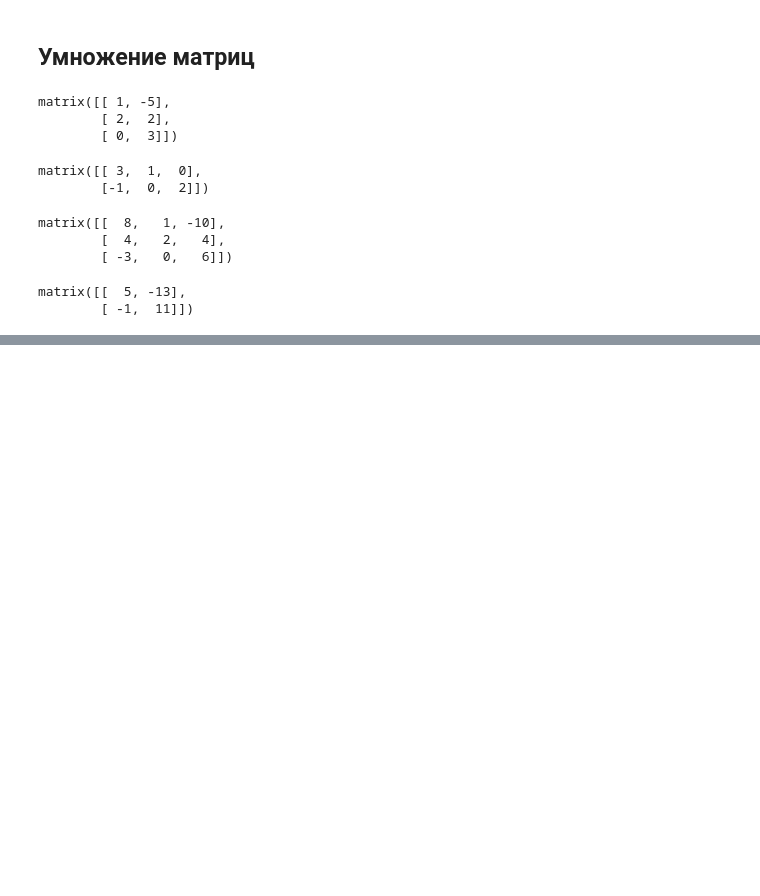
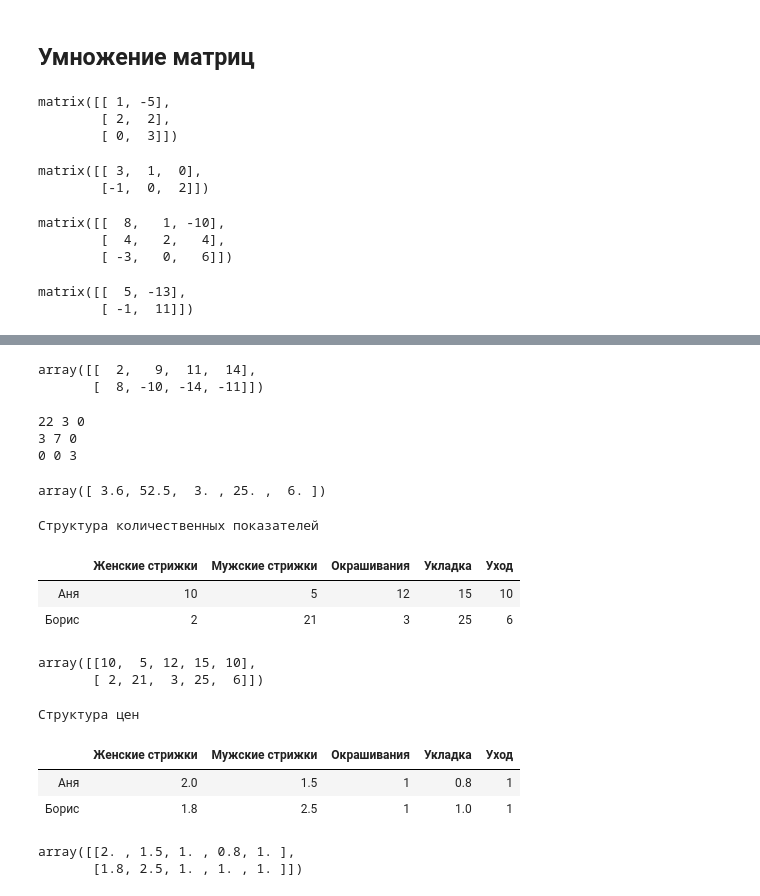
Before and after one commit to shiale/MAT-5, a Jupyter notebook: lin_alg1.ipynb, the cells around one changed output, grey strips where cells are left out. Saved outputs shown, nothing was run; the diff lists cells and outputs as text; code cells hidden in the pictures; blank space fills up the shorter version.

```diff
--- a/lin_alg1.ipynb
+++ b/lin_alg1.ipynb
@@ -719,0 +968,72 @@ matrix([[  5, -13],
+# %%
+A = np.array([[1,9,8,5],[3,6,3,2],[3,3,3,3],[0,2,5,9],[4,4,1,2]])
+B = np.array([[1,-1,0,1,1],[-2,0,2,-1,1]])
+
+np.dot(B,A)
+# %% [output]
+array([[  2,   9,  11,  14],
+       [  8, -10, -14, -11]])
+# %%
+x = np.array([1,2,1,0,4])
+y = np.array([2,1,-1,1,0])
+z = np.array([-1,1,-1,0,0])
+
+print(np.dot(x.T, x),np.dot(y.T, x), np.dot(z.T, x))
+print(np.dot(x.T, y),np.dot(y.T, y), np.dot(z.T, y))
+print(np.dot(x.T, z),np.dot(y.T, z), np.dot(z.T, z))
+# %% [output]
+22 3 0
+3 7 0
+0 0 3
+# %%
+count = np.array([2,21,3,25,6])
+price = np.array([1.8,2.5,1,1,1])
+count * price
+# %% [output]
+array([ 3.6, 52.5,  3. , 25. ,  6. ])
+# %%
+# 1.15
+import pandas as pd
+
+Count_DF = pd.DataFrame(
+{
+    'Женские стрижки':[10,2],
+    'Мужские стрижки':[5,21],
+    'Окрашивания':[12,3],
+    'Укладка':[15,25],
+    'Уход':[10,6]
+},
+index=['Аня', 'Борис'])
+
+# Выведем структуру количественных показателей
+print('Структура количественных показателей')
+display(Count_DF)
+display(Count_DF.values)
+
+Price_DF = pd.DataFrame(
+{
+    'Женские стрижки':[2,1.8],
+    'Мужские стрижки':[1.5,2.5],
+    'Окрашивания':[1,1],
+    'Укладка':[0.8,1],
+    'Уход':[1,1]
+},
+index=['Аня', 'Борис'])
+
+# Выведем структуру цен
+print('\nСтруктура цен')
+display(Price_DF)
+display(Price_DF.values)
+# %% [output]
+Структура количественных показателей
+|  | Женские стрижки | Мужские стрижки | Окрашивания | Укладка | Уход |
+| Аня | 10 | 5 | 12 | 15 | 10 |
+| Борис | 2 | 21 | 3 | 25 | 6 |
+array([[10,  5, 12, 15, 10],
+       [ 2, 21,  3, 25,  6]])
+Структура цен
+|  | Женские стрижки | Мужские стрижки | Окрашивания | Укладка | Уход |
+| Аня | 2.0 | 1.5 | 1 | 0.8 | 1 |
+| Борис | 1.8 | 2.5 | 1 | 1.0 | 1 |
+array([[2. , 1.5, 1. , 0.8, 1. ],
+       [1.8, 2.5, 1. , 1. , 1. ]])
```
Also changed, not shown: parts of 55 cells of this notebook, 1 other file.
